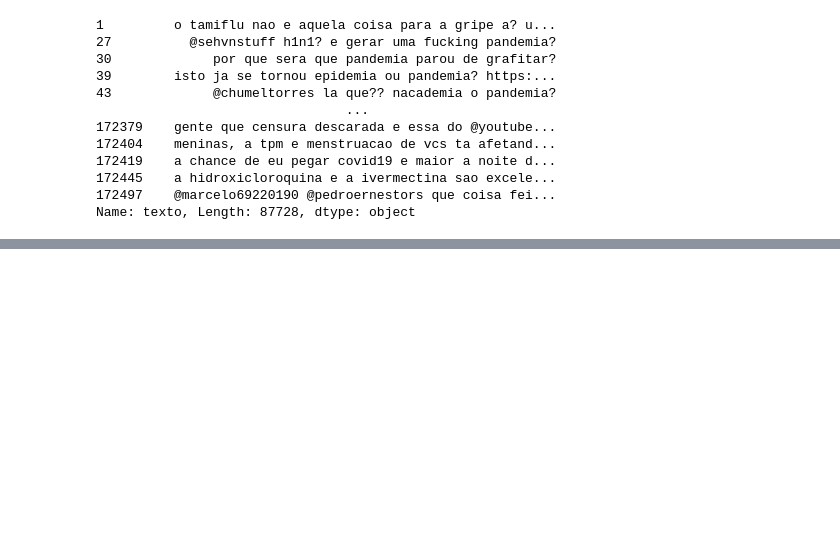
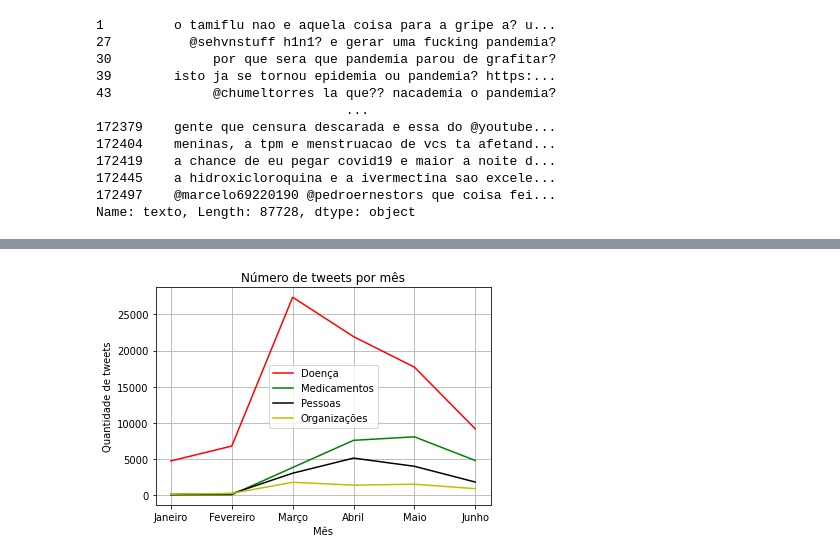
Before and after one commit to Mirnada/Covid_19, a Jupyter notebook: Covid_19.ipynb, the cells around one changed output, grey strips where cells are left out. Drawn from its saved outputs; the diff is of its cells as text; code cells hidden in the pictures; blank space fills up the shorter version.

```diff
--- a/Covid_19.ipynb
+++ b/Covid_19.ipynb
@@ -358,9 +368,9 @@ medicDB['texto']
 Name: texto, Length: 24361, dtype: object
 # %%
 # dataset Organização a partir dos datasets Doença e Medicamentos
-orgDB_a = doencaDB[doencaDB['texto'].str.contains(('|').join(organização))].copy()
+orgDB_a = doencaDB[doencaDB['texto'].str.contains(('|').join(organizacaoo))].copy()
 
-orgDB_b = medicDB[medicDB['texto'].str.contains(('|').join(organização))].copy()
+orgDB_b = medicDB[medicDB['texto'].str.contains(('|').join(organizacaoo))].copy()
 
 # concatenação dos dois sub-datasets retirando os registros duplicados
 orgDB = pd.concat([orgDB_a, orgDB_b]).drop_duplicates()
@@ -431,0 +444,24 @@ s.values[0]
+# %%
+# Comparativo entre a quantidade de tweets ao longo do semestre entre os tópicos abordado anteriormente
+plt.title('Número de tweets por mês')
+plt.xlabel('Mês')
+plt.ylabel('Quantidade de tweets')
+
+tweetMonthDoencaDB = doencaDB.groupby(doencaDB['data'].dt.month)['texto'].count()
+plt.plot(tweetMonthDoencaDB, color='r', label='Doença')
+
+tweetMonthMedicDB = medicDB.groupby(medicDB['data'].dt.month)['texto'].count()
+plt.plot(tweetMonthMedicDB, color='g', label='Medicamentos')
+
+tweetMonthPessoaDB = pessoaDB.groupby(pessoaDB['data'].dt.month)['texto'].count()
+plt.plot(tweetMonthPessoaDB, color='k', label='Pessoas')
+
+tweetMonthOrgDB =orgDB.groupby(orgDB['data'].dt.month)['texto'].count()
+plt.plot(tweetMonthOrgDB,color='y')
+
+plt.legend(['Doença','Medicamentos','Pessoas','Organizações'])
+plt.xticks(list(month.keys()), list(month.values()))
+plt.grid()
+plt.show()
+# %% [output]
+[figure, added]
```
Also changed, not shown: parts of 20 cells of this notebook.
